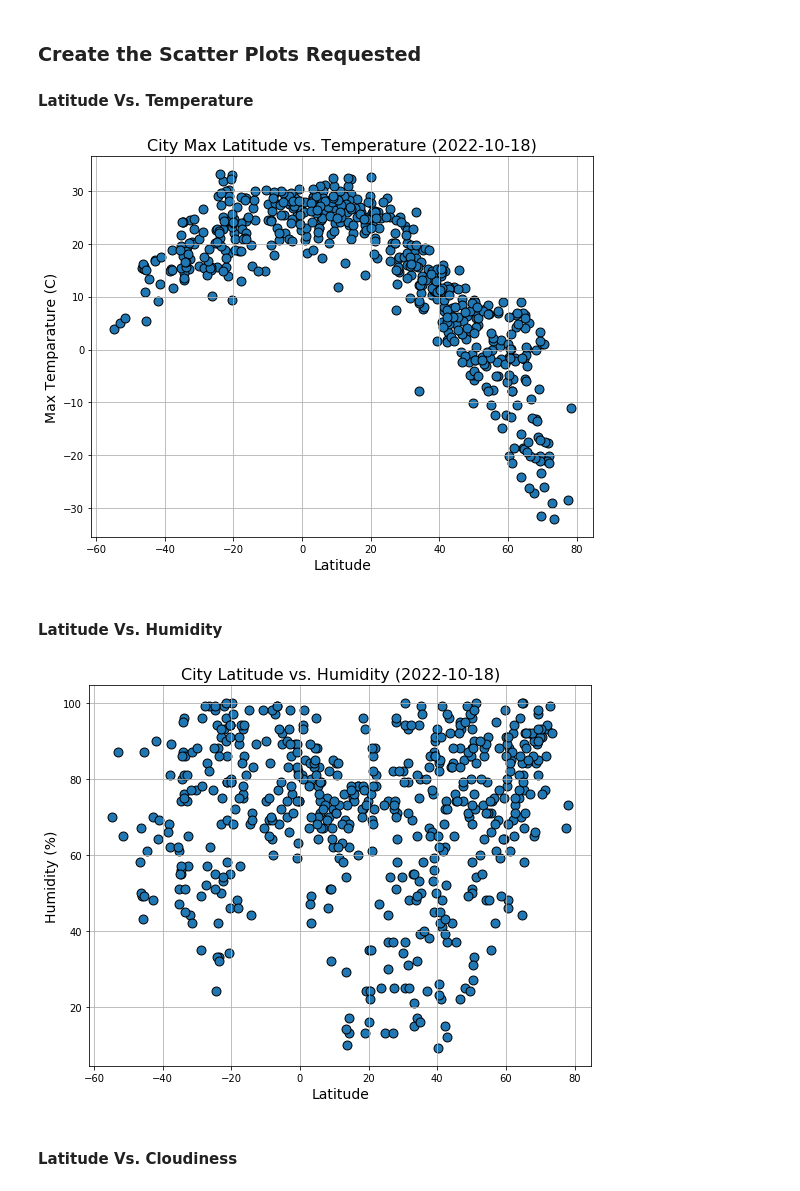
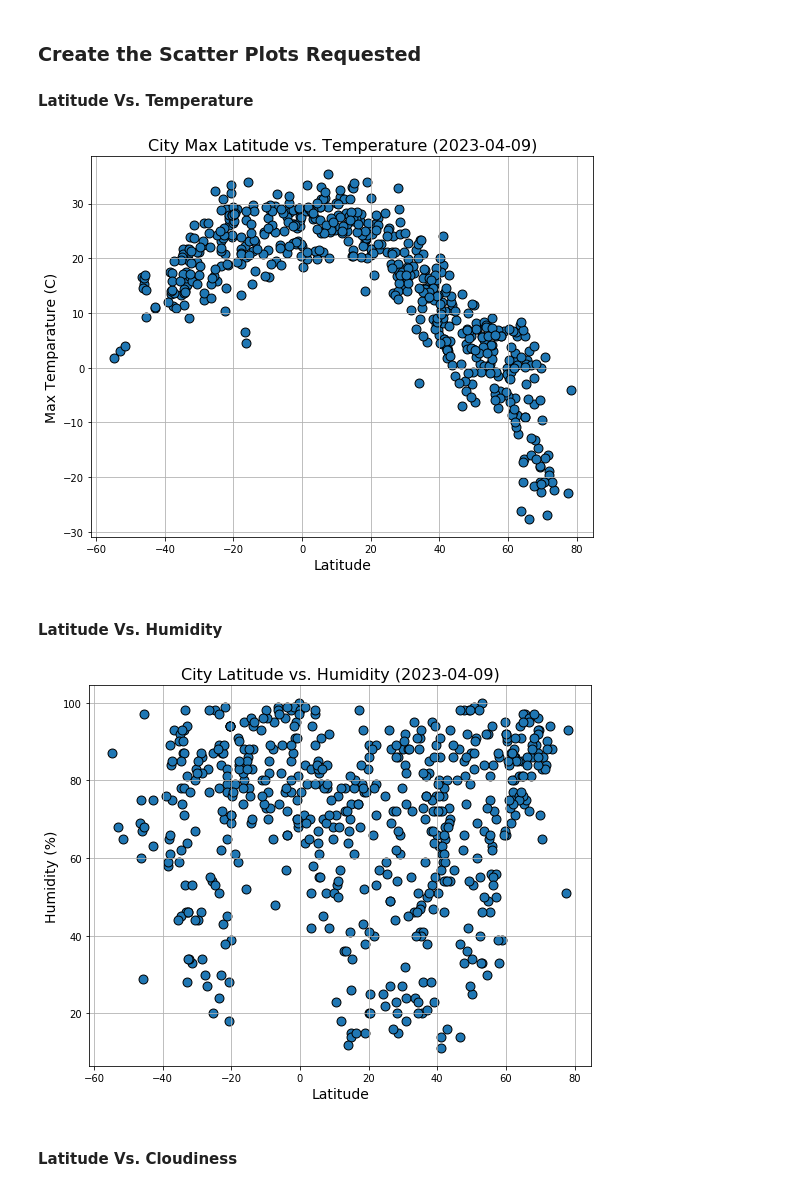
Before and after one commit to shriparna/python-api-challenge, a Jupyter notebook: starter_code/WeatherPy.ipynb, the cells around one changed output. Drawn from its saved outputs; the diff is of its cells as text; code cells hidden in the pictures.

```diff
--- a/starter_code/WeatherPy.ipynb
+++ b/starter_code/WeatherPy.ipynb
@@ -187,7 +195,8 @@ plt.scatter(x=city_data_df["Lat"], y=city_data_df["Max Temp"], s=80, edgecolor='
 
 # Incorporate the other graph properties
 # YOUR CODE HERE
-plt.title("City Max Latitude vs. Temperature (2022-10-18)",fontdict={"size":16})
+date = time.strftime("%Y-%m-%d", time.gmtime(city_data_df["Date"][0]))
+plt.title(f"City Max Latitude vs. Temperature ({date})",fontdict={"size":16})
 plt.xlabel("Latitude", fontdict={"size":14})
 plt.ylabel("Max Temparature (C)", fontdict={"size":14})
 plt.grid()
@@ -198,29 +207,29 @@ plt.savefig("../output_data/Fig1.png")
 # Show plot
 plt.show()
 # %% [output]
-[figure, old version]
+[figure, new version]
 # %% [markdown]
 #### Latitude Vs. Humidity
 # %%
 # Build the scatter plots for latitude vs. humidity
 # YOUR CODE HERE
 plt.figure(figsize=(9,7))
 plt.scatter(x=city_data_df["Lat"], y=city_data_df["Humidity"], s=80, edgecolor='black')
 
 # Incorporate the other graph properties
 # YOUR CODE HERE
-plt.title("City Latitude vs. Humidity (2022-10-18)",fontdict={"size":16})
+plt.title(f"City Latitude vs. Humidity ({date})",fontdict={"size":16})
 plt.xlabel("Latitude", fontdict={"size":14})
 plt.ylabel("Humidity (%)", fontdict={"size":14})
 plt.grid()
 
 # Save the figure
 plt.savefig("../output_data/Fig2.png")
 
 # Show plot
 plt.show()
 # %% [output]
-[figure, old version]
+[figure, new version]
 # %% [markdown]
 #### Latitude Vs. Cloudiness
 # %%
```
Also changed, not shown: parts of 19 cells of this notebook, 5 other files.
